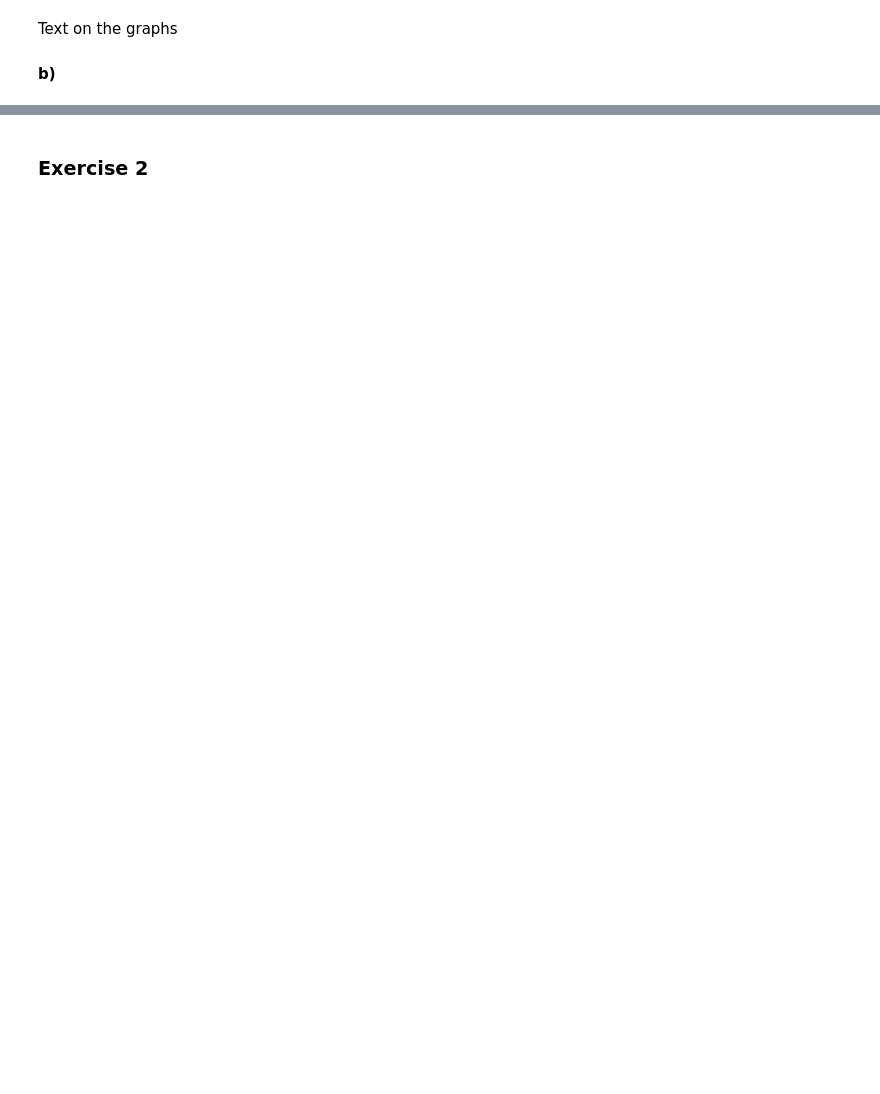
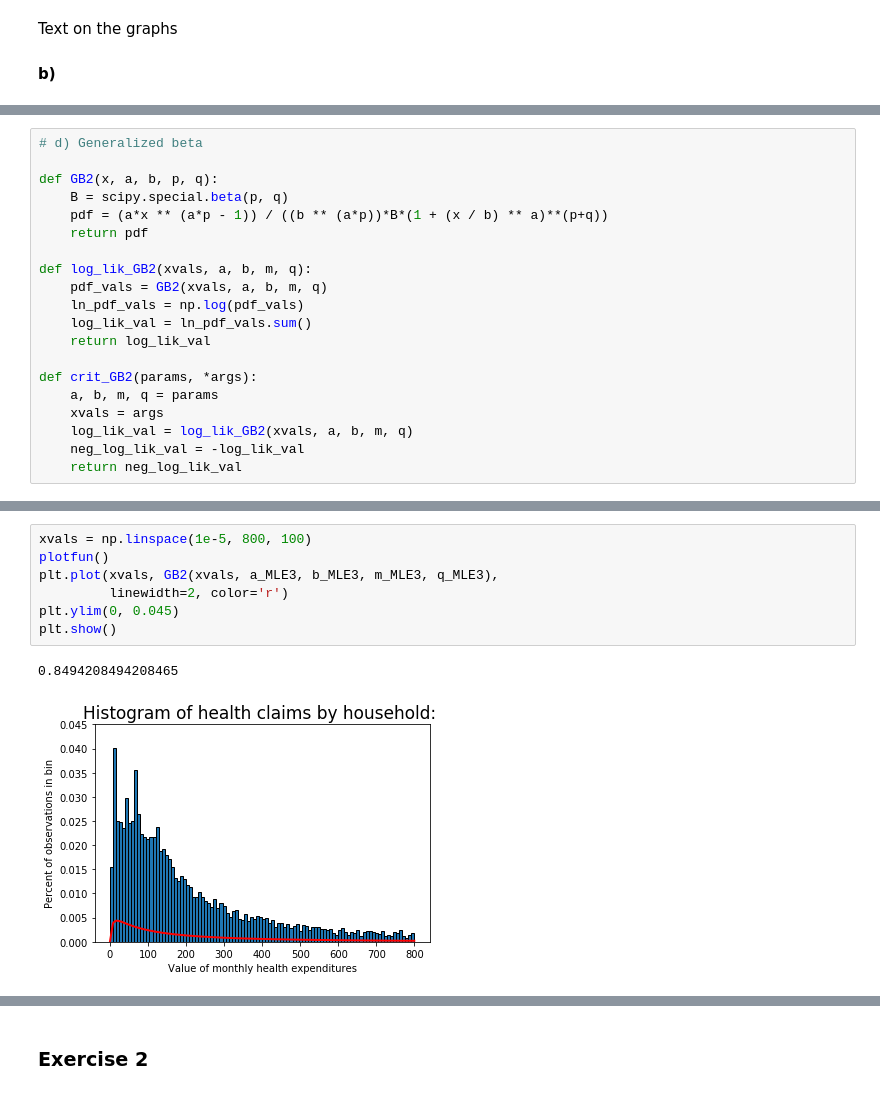
Before and after one commit to Cacheell/BootCamp2018, a Jupyter notebook: ProbSets/Econ/Week 5/Week5.ipynb, the cells around one changed output, grey strips where cells are left out. Drawn from its saved outputs; the diff is of its cells as text; blank space fills up the shorter version.

```diff
--- a/ProbSets/Econ/Week 5/Week5.ipynb
+++ b/ProbSets/Econ/Week 5/Week5.ipynb
@@ -194,0 +221,20 @@ Text(49.5694,0.5,'Percent of observations in bin')
+# %%
+# d) Generalized beta
+
+def GB2(x, a, b, p, q):
+    B = scipy.special.beta(p, q)
+    pdf = (a*x ** (a*p - 1)) / ((b ** (a*p))*B*(1 + (x / b) ** a)**(p+q))
+    return pdf
+
+def log_lik_GB2(xvals, a, b, m, q):
+    pdf_vals = GB2(xvals, a, b, m, q)
+    ln_pdf_vals = np.log(pdf_vals)
+    log_lik_val = ln_pdf_vals.sum()
+    return log_lik_val
+
+def crit_GB2(params, *args):
+    a, b, m, q = params
+    xvals = args
+    log_lik_val = log_lik_GB2(xvals, a, b, m, q)
+    neg_log_lik_val = -log_lik_val
+    return neg_log_lik_val
@@ -194,0 +258,10 @@ Text(49.5694,0.5,'Percent of observations in bin')
+# %%
+xvals = np.linspace(1e-5, 800, 100)
+plotfun()
+plt.plot(xvals, GB2(xvals, a_MLE3, b_MLE3, m_MLE3, q_MLE3),
+         linewidth=2, color='r')
+plt.ylim(0, 0.045)
+plt.show()
+# %% [output]
+0.8494208494208465
+[figure, added]
```
Also changed, not shown: parts of 50 cells of this notebook, 4 other files.
